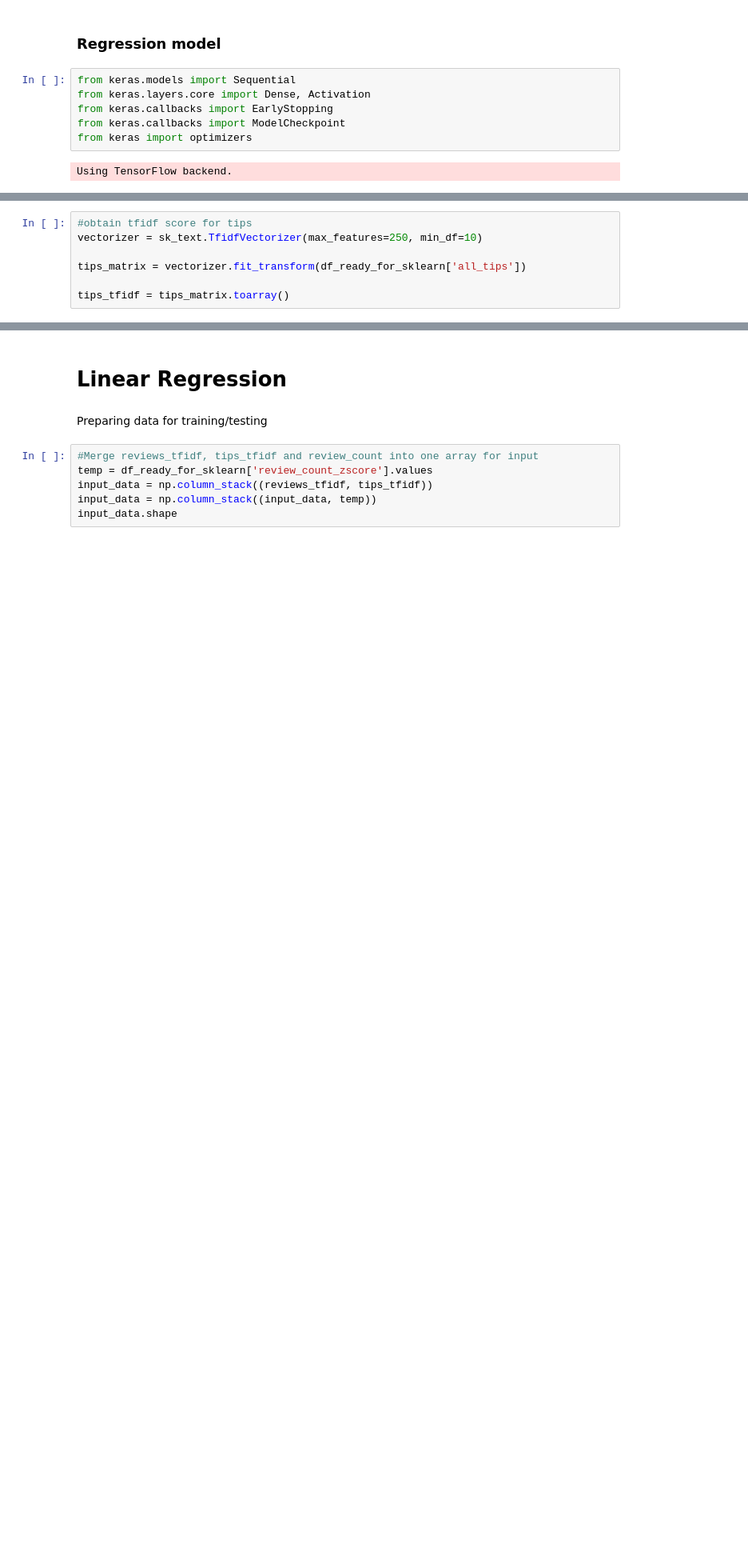
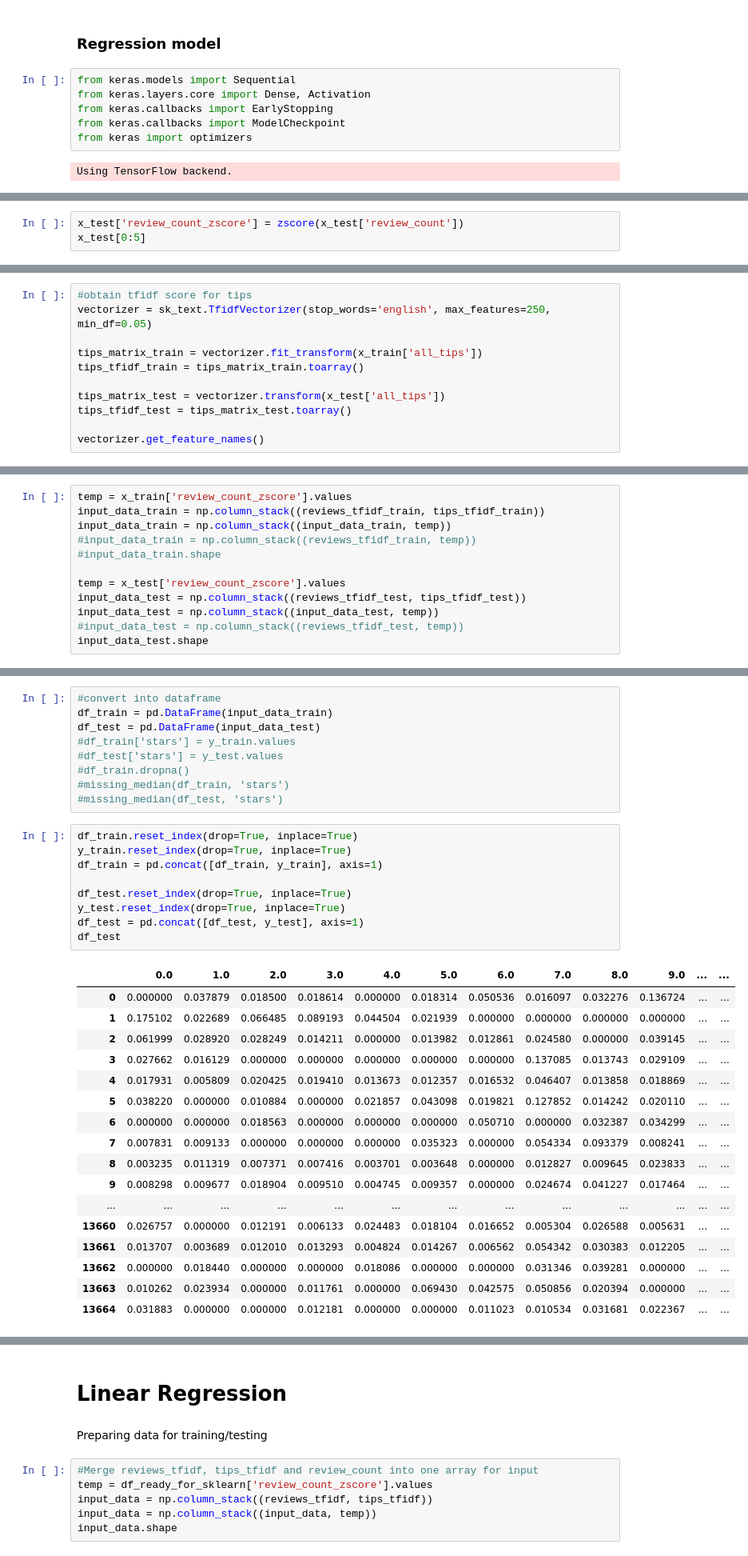
Before and after one commit to hgdangkhoi/CSC215_Project2, a Jupyter notebook: Khoi-Hoang_William-Dobson_CSC215_MiniProject2.ipynb, the cells around one changed output, grey strips where cells are left out. Shown at 80% size. Drawn from its saved outputs; the diff is of its cells as text; blank space fills up the shorter version.

```diff
--- a/Khoi-Hoang_William-Dobson_CSC215_MiniProject2.ipynb
+++ b/Khoi-Hoang_William-Dobson_CSC215_MiniProject2.ipynb
@@ -410,0 +452,3 @@ chart_regression(pred.flatten(),y_test_tf, sort=False)
+# %%
+x_test['review_count_zscore'] = zscore(x_test['review_count'])
+x_test[0:5]
@@ -421,7 +496,11 @@ vectorizer.get_feature_names()
 # %%
 #obtain tfidf score for tips
-vectorizer = sk_text.TfidfVectorizer(max_features=250, min_df=10)
+vectorizer = sk_text.TfidfVectorizer(stop_words='english', max_features=250, min_df=0.05)
 
-tips_matrix = vectorizer.fit_transform(df_ready_for_sklearn['all_tips'])
+tips_matrix_train = vectorizer.fit_transform(x_train['all_tips'])
+tips_tfidf_train = tips_matrix_train.toarray()
 
-tips_tfidf = tips_matrix.toarray()
+tips_matrix_test = vectorizer.transform(x_test['all_tips'])
+tips_tfidf_test = tips_matrix_test.toarray()
+
+vectorizer.get_feature_names()
@@ -430,0 +525,12 @@ vectorizer.get_feature_names()
+# %%
+temp = x_train['review_count_zscore'].values
+input_data_train = np.column_stack((reviews_tfidf_train, tips_tfidf_train))
+input_data_train = np.column_stack((input_data_train, temp))
+#input_data_train = np.column_stack((reviews_tfidf_train, temp))
+#input_data_train.shape
+
+temp = x_test['review_count_zscore'].values
+input_data_test = np.column_stack((reviews_tfidf_test, tips_tfidf_test))
+input_data_test = np.column_stack((input_data_test, temp))
+#input_data_test = np.column_stack((reviews_tfidf_test, temp))
+input_data_test.shape
@@ -430,0 +543,36 @@ vectorizer.get_feature_names()
+# %%
+#convert into dataframe
+df_train = pd.DataFrame(input_data_train)
+df_test = pd.DataFrame(input_data_test)
+#df_train['stars'] = y_train.values
+#df_test['stars'] = y_test.values
+#df_train.dropna()
+#missing_median(df_train, 'stars')
+#missing_median(df_test, 'stars')
+# %%
+df_train.reset_index(drop=True, inplace=True)
+y_train.reset_index(drop=True, inplace=True)
+df_train = pd.concat([df_train, y_train], axis=1)
+
+df_test.reset_index(drop=True, inplace=True)
+y_test.reset_index(drop=True, inplace=True)
+df_test = pd.concat([df_test, y_test], axis=1)
+df_test
+# %% [output]
+|  | 0.0 | 1.0 | 2.0 | 3.0 | 4.0 | 5.0 | 6.0 | 7.0 | 8.0 | 9.0 | ... | ... |
+| 0 | 0.000000 | 0.037879 | 0.018500 | 0.018614 | 0.000000 | 0.018314 | 0.050536 | 0.016097 | 0.032276 | 0.136724 | ... | ... |
+| 1 | 0.175102 | 0.022689 | 0.066485 | 0.089193 | 0.044504 | 0.021939 | 0.000000 | 0.000000 | 0.000000 | 0.000000 | ... | ... |
+| 2 | 0.061999 | 0.028920 | 0.028249 | 0.014211 | 0.000000 | 0.013982 | 0.012861 | 0.024580 | 0.000000 | 0.039145 | ... | ... |
+| 3 | 0.027662 | 0.016129 | 0.000000 | 0.000000 | 0.000000 | 0.000000 | 0.000000 | 0.137085 | 0.013743 | 0.029109 | ... | ... |
+| 4 | 0.017931 | 0.005809 | 0.020425 | 0.019410 | 0.013673 | 0.012357 | 0.016532 | 0.046407 | 0.013858 | 0.018869 | ... | ... |
+| 5 | 0.038220 | 0.000000 | 0.010884 | 0.000000 | 0.021857 | 0.043098 | 0.019821 | 0.127852 | 0.014242 | 0.020110 | ... | ... |
+| 6 | 0.000000 | 0.000000 | 0.018563 | 0.000000 | 0.000000 | 0.000000 | 0.050710 | 0.000000 | 0.032387 | 0.034299 | ... | ... |
+| 7 | 0.007831 | 0.009133 | 0.000000 | 0.000000 | 0.000000 | 0.035323 | 0.000000 | 0.054334 | 0.093379 | 0.008241 | ... | ... |
+| 8 | 0.003235 | 0.011319 | 0.007371 | 0.007416 | 0.003701 | 0.003648 | 0.000000 | 0.012827 | 0.009645 | 0.023833 | ... | ... |
+| 9 | 0.008298 | 0.009677 | 0.018904 | 0.009510 | 0.004745 | 0.009357 | 0.000000 | 0.024674 | 0.041227 | 0.017464 | ... | ... |
+| ... | ... | ... | ... | ... | ... | ... | ... | ... | ... | ... | ... | ... |
+| 13660 | 0.026757 | 0.000000 | 0.012191 | 0.006133 | 0.024483 | 0.018104 | 0.016652 | 0.005304 | 0.026588 | 0.005631 | ... | ... |
+| 13661 | 0.013707 | 0.003689 | 0.012010 | 0.013293 | 0.004824 | 0.014267 | 0.006562 | 0.054342 | 0.030383 | 0.012205 | ... | ... |
+| 13662 | 0.000000 | 0.018440 | 0.000000 | 0.000000 | 0.018086 | 0.000000 | 0.000000 | 0.031346 | 0.039281 | 0.000000 | ... | ... |
+| 13663 | 0.010262 | 0.023934 | 0.000000 | 0.011761 | 0.000000 | 0.069430 | 0.042575 | 0.050856 | 0.020394 | 0.000000 | ... | ... |
+| 13664 | 0.031883 | 0.000000 | 0.000000 | 0.012181 | 0.000000 | 0.000000 | 0.011023 | 0.010534 | 0.031681 | 0.022367 | ... | ... |
```
Also changed, not shown: parts of 32 cells of this notebook, 1 other file.
